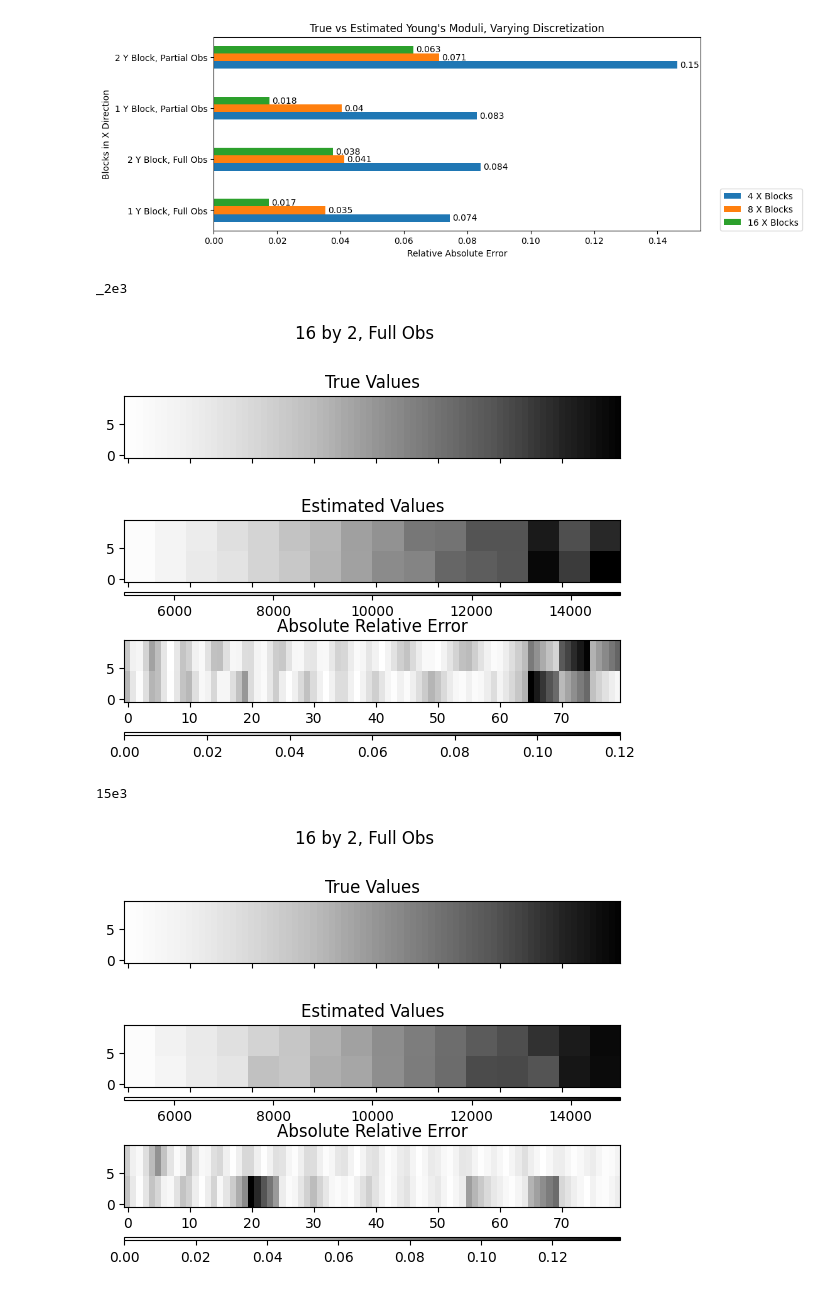
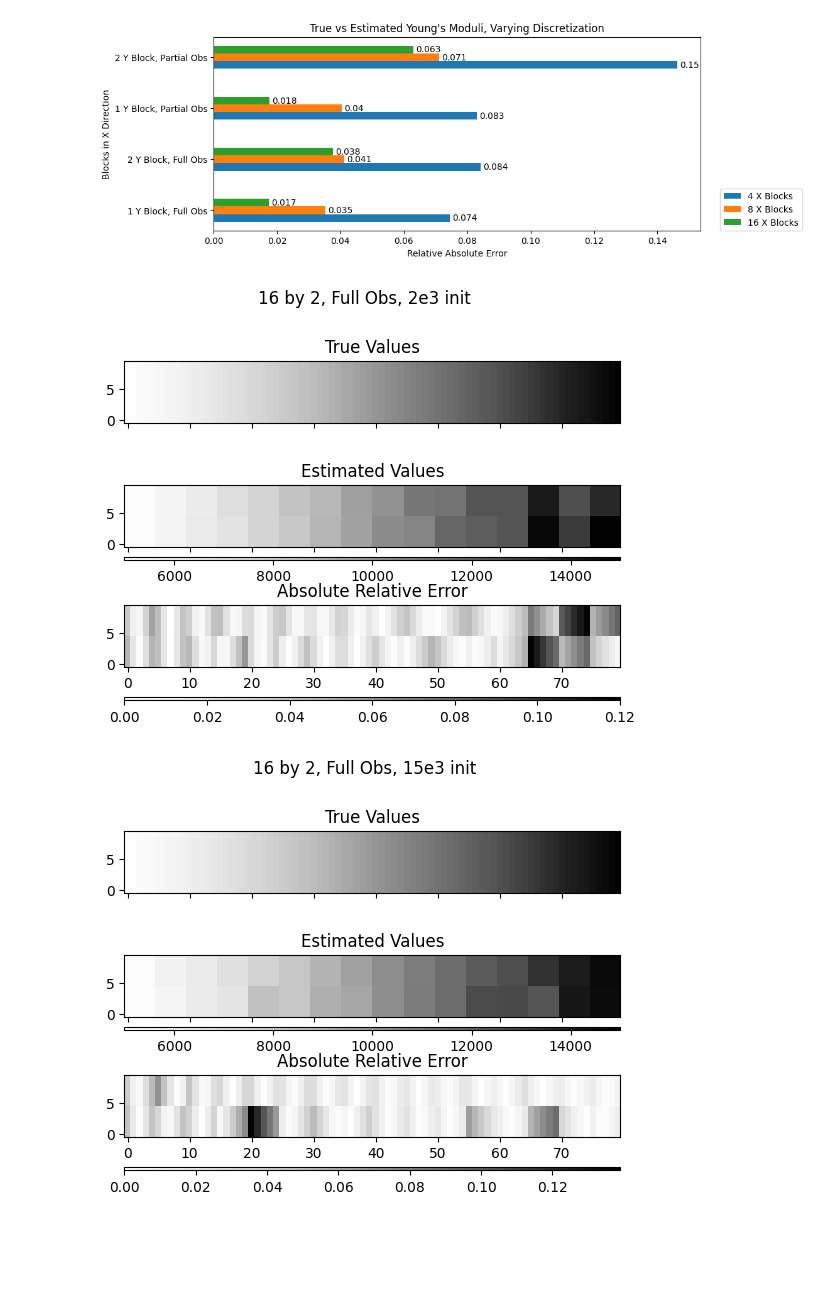
Before and after one commit to geoelements-dev/diffmpm_bridge, a Jupyter notebook: examples/2d_beam_gradient/results.ipynb, the cells around one changed output. Drawn from its saved outputs; the diff is of its cells as text; code cells hidden in the pictures; blank space fills up the shorter version.

```diff
--- a/examples/2d_beam_gradient/results.ipynb
+++ b/examples/2d_beam_gradient/results.ipynb
@@ -254,35 +254,33 @@ for name in filenames:
 
     E = np.zeros(n_particles)
     for i in range(Nx):
         for j in range(Ny):
             block_index_x = i // block_nx
             block_index_y = j // block_ny
             E[j*Nx+i] = result[block_index_x + block_index_y * n_blocks_x]
 
     E_true_reshape = einops.rearrange(E_true, "(y x) -> x y", y=Ny)
     E_reshape = einops.rearrange(E, "(y x) -> x y", y=Ny)
     error = np.abs(np.divide((E_reshape - E_true_reshape), E_true_reshape))
     avg_err.append(np.mean(error.flatten()))
 
     fig, axs = plt.subplots(3, sharex=True, sharey=True)
-    fig.suptitle(str(n_blocks_x) + ' by ' + str(n_blocks_y) + ", " + obs)
+    fig.suptitle(str(n_blocks_x) + ' by ' + str(n_blocks_y) + ", " + obs + ", " + start + " init")
     axs[0].imshow(E_true_reshape.transpose(), origin='lower', cmap='Greys', vmin=5000, vmax = 15000)
     axs[0].set_title('True Values')
 
     im1 = axs[1].imshow(E_reshape.transpose(), origin='lower', cmap='Greys', vmin=5000, vmax = 15000)
     axs[1].set_title('Estimated Values')
     divider1 = make_axes_locatable(axs[1])
     cax1 = divider1.append_axes("bottom", size="5%", pad=0.1)
     fig.colorbar(im1, cax=cax1, orientation='horizontal')
 
     im2 = axs[2].imshow(error.transpose(), origin='lower', cmap='Greys', vmin=0)
     axs[2].set_title('Absolute Relative Error')
     divider2 = make_axes_locatable(axs[2])
     cax2 = divider2.append_axes("bottom", size="5%", pad=0.3)
     fig.colorbar(im2, cax=cax2, orientation='horizontal')
     plt.show()
 # %% [output]
-_2e3
-[figure, old version]
+[figure, new version]
-15e3
-[figure, old version]
+[figure, new version]
```
Also changed, not shown: 3 other files.
